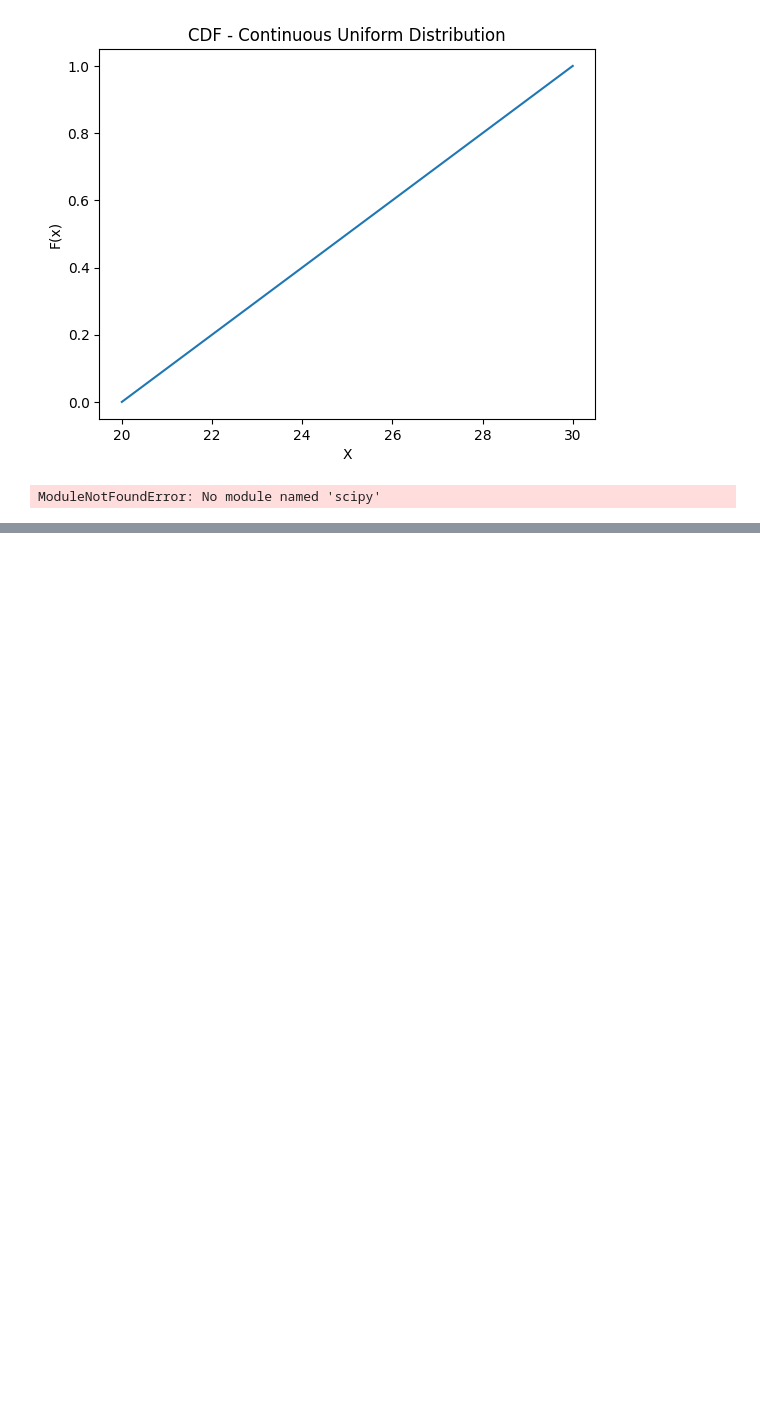
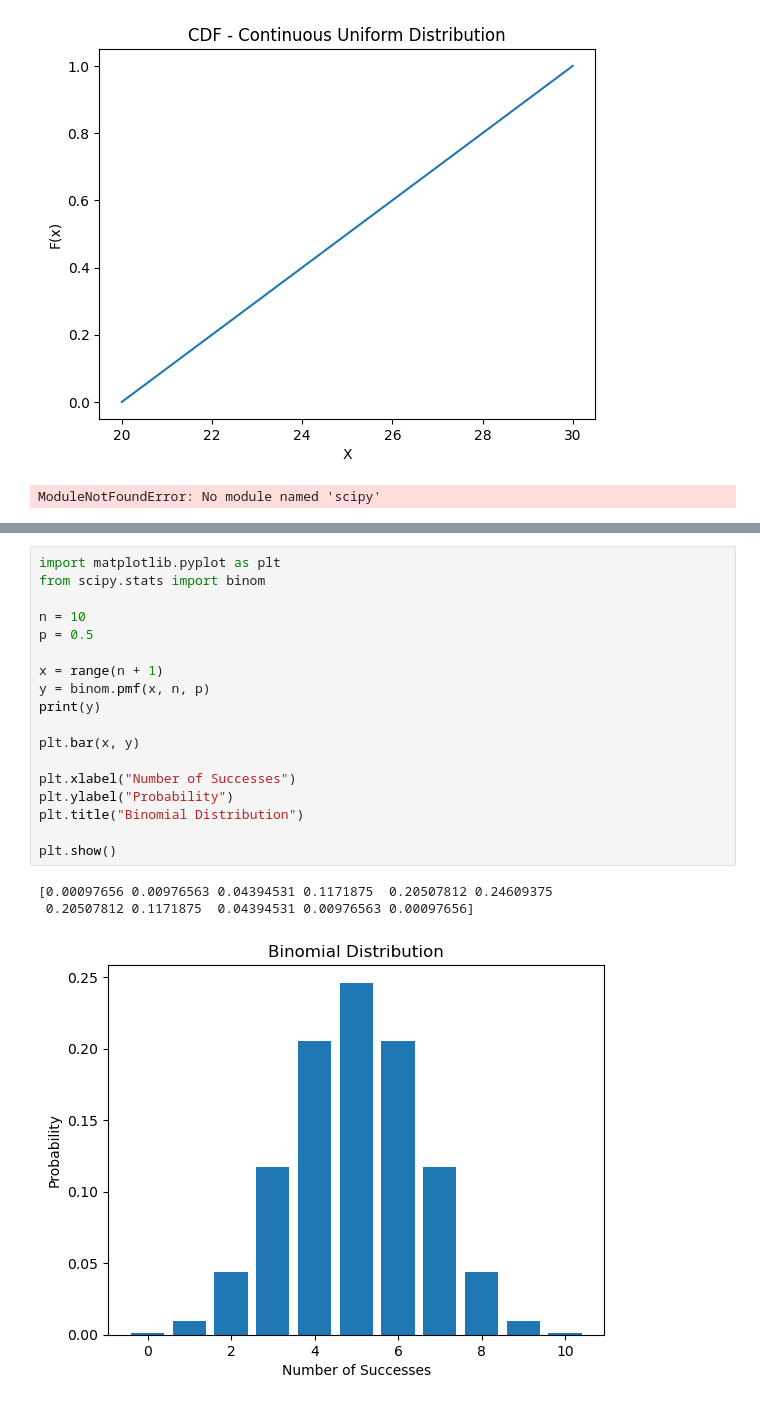
Before and after one commit to JyothikSandeep/ML_DL_concepts, a Jupyter notebook: 10-Probability Distribution/main.ipynb, the cells around one changed output, grey strips where cells are left out. Cells and saved outputs as stored; diff of their text form; blank space fills up the shorter version.

```diff
--- a/10-Probability Distribution/main.ipynb
+++ b/10-Probability Distribution/main.ipynb
@@ -228,0 +783,22 @@ ModuleNotFoundError: No module named 'scipy'
+# %%
+import matplotlib.pyplot as plt
+from scipy.stats import binom
+
+n = 10
+p = 0.5
+
+x = range(n + 1)
+y = binom.pmf(x, n, p)
+print(y)
+
+plt.bar(x, y)
+
+plt.xlabel("Number of Successes")
+plt.ylabel("Probability")
+plt.title("Binomial Distribution")
+
+plt.show()
+# %% [output]
+[0.00097656 0.00976563 0.04394531 0.1171875  0.20507812 0.24609375
+ 0.20507812 0.1171875  0.04394531 0.00976563 0.00097656]
+[figure, added]
```
Also changed, not shown: parts of 18 cells of this notebook, 1 other file.
